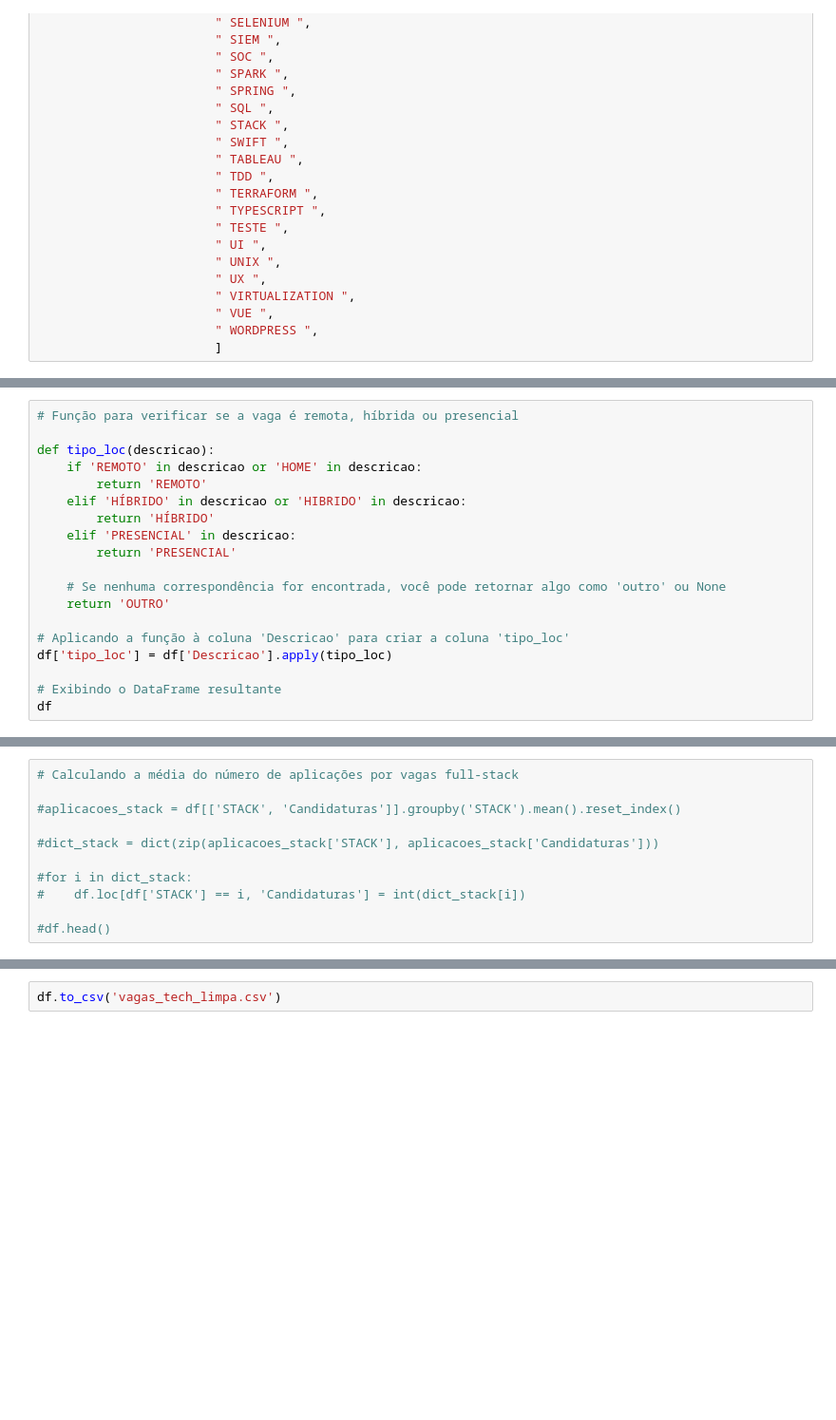
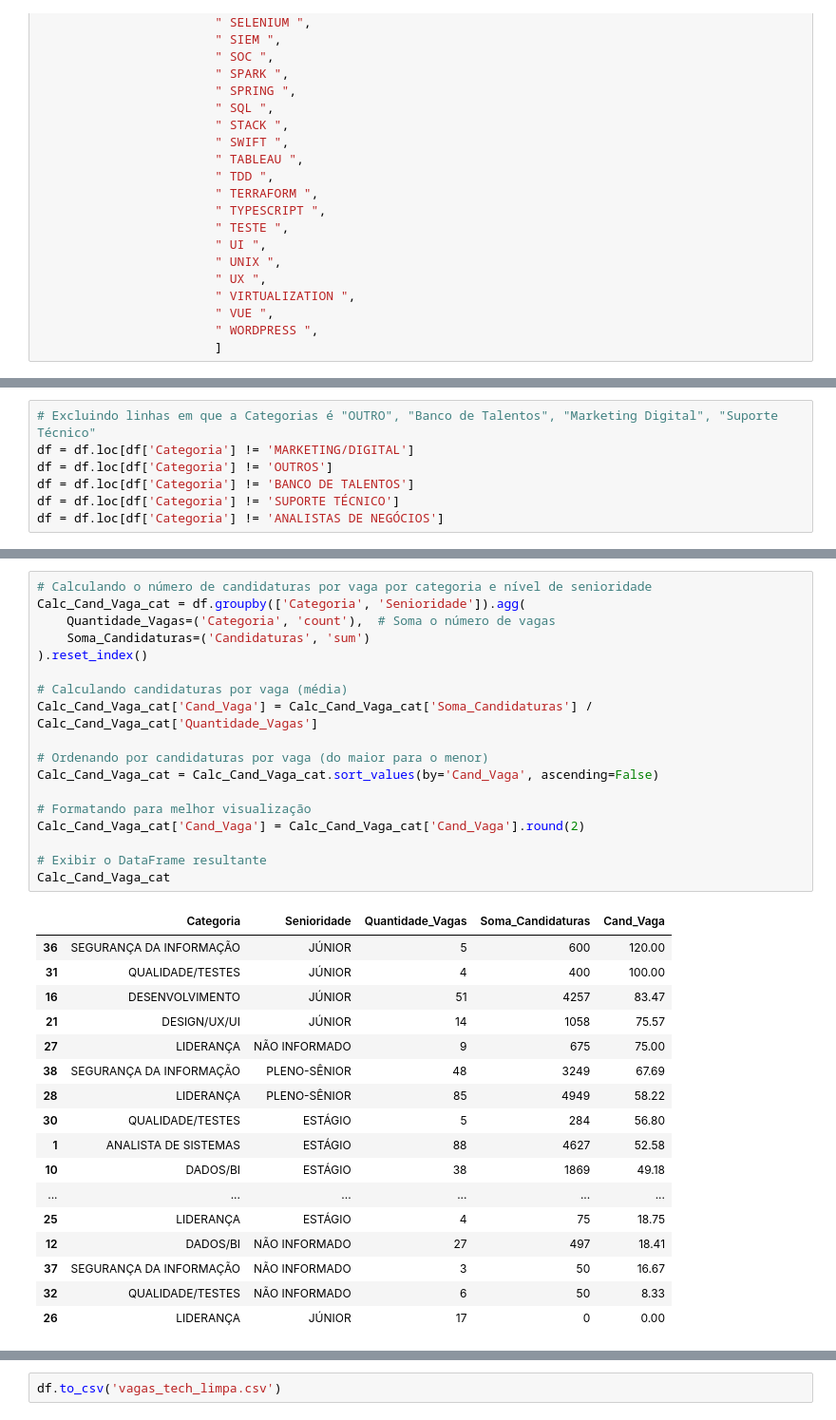
Before and after one commit to larissalemos/vagas_tech_brasil, a Jupyter notebook: vagas_brasil.ipynb, the cells around one changed output, grey strips where cells are left out. Shown at 95% size. Drawn from its saved outputs; the diff is of its cells as text; blank space fills up the shorter version.

Commit message:
Atualização de código de limpeza e análise de dados

```diff
--- a/vagas_brasil.ipynb
+++ b/vagas_brasil.ipynb
@@ -330,0 +669,7 @@ df = df.loc[df['Categoria'] != 'OUTRO']
+# %%
+# Excluindo linhas em que a Categorias é "OUTRO", "Banco de Talentos", "Marketing Digital", "Suporte Técnico"
+df = df.loc[df['Categoria'] != 'MARKETING/DIGITAL']
+df = df.loc[df['Categoria'] != 'OUTROS']
+df = df.loc[df['Categoria'] != 'BANCO DE TALENTOS']
+df = df.loc[df['Categoria'] != 'SUPORTE TÉCNICO']
+df = df.loc[df['Categoria'] != 'ANALISTAS DE NEGÓCIOS']
@@ -379,20 +748 @@ df
-# %%
-# Função para verificar se a vaga é remota, híbrida ou presencial
-
-def tipo_loc(descricao):
-    if 'REMOTO' in descricao or 'HOME' in descricao:
-        return 'REMOTO'
-    elif 'HÍBRIDO' in descricao or 'HIBRIDO' in descricao:
-        return 'HÍBRIDO'
-    elif 'PRESENCIAL' in descricao:
-        return 'PRESENCIAL'
-
-    # Se nenhuma correspondência for encontrada, você pode retornar algo como 'outro' ou None
-    return 'OUTRO'
-
-# Aplicando a função à coluna 'Descricao' para criar a coluna 'tipo_loc'
-df['tipo_loc'] = df['Descricao'].apply(tipo_loc)
-
-# Exibindo o DataFrame resultante
-df
 # %% [markdown]
@@ -424,11 +820,36 @@ print(Calc_Cand_Sub)
-# %%
-# Calculando a média do número de aplicações por vagas full-stack
-
-#aplicacoes_stack = df[['STACK', 'Candidaturas']].groupby('STACK').mean().reset_index()
-
-#dict_stack = dict(zip(aplicacoes_stack['STACK'], aplicacoes_stack['Candidaturas']))
-
-#for i in dict_stack:
-#    df.loc[df['STACK'] == i, 'Candidaturas'] = int(dict_stack[i])
-
-#df.head()
+# %%
+# Calculando o número de candidaturas por vaga por categoria e nível de senioridade
+Calc_Cand_Vaga_cat = df.groupby(['Categoria', 'Senioridade']).agg(
+    Quantidade_Vagas=('Categoria', 'count'),  # Soma o número de vagas
+    Soma_Candidaturas=('Candidaturas', 'sum')
+).reset_index()
+
+# Calculando candidaturas por vaga (média)
+Calc_Cand_Vaga_cat['Cand_Vaga'] = Calc_Cand_Vaga_cat['Soma_Candidaturas'] / Calc_Cand_Vaga_cat['Quantidade_Vagas']
+
+# Ordenando por candidaturas por vaga (do maior para o menor)
+Calc_Cand_Vaga_cat = Calc_Cand_Vaga_cat.sort_values(by='Cand_Vaga', ascending=False)
+
+# Formatando para melhor visualização
+Calc_Cand_Vaga_cat['Cand_Vaga'] = Calc_Cand_Vaga_cat['Cand_Vaga'].round(2)
+
+# Exibir o DataFrame resultante
+Calc_Cand_Vaga_cat
+# %% [output]
+|  | Categoria | Senioridade | Quantidade_Vagas | Soma_Candidaturas | Cand_Vaga |
+| 36 | SEGURANÇA DA INFORMAÇÃO | JÚNIOR | 5 | 600 | 120.00 |
+| 31 | QUALIDADE/TESTES | JÚNIOR | 4 | 400 | 100.00 |
+| 16 | DESENVOLVIMENTO | JÚNIOR | 51 | 4257 | 83.47 |
+| 21 | DESIGN/UX/UI | JÚNIOR | 14 | 1058 | 75.57 |
+| 27 | LIDERANÇA | NÃO INFORMADO | 9 | 675 | 75.00 |
+| 38 | SEGURANÇA DA INFORMAÇÃO | PLENO-SÊNIOR | 48 | 3249 | 67.69 |
+| 28 | LIDERANÇA | PLENO-SÊNIOR | 85 | 4949 | 58.22 |
+| 30 | QUALIDADE/TESTES | ESTÁGIO | 5 | 284 | 56.80 |
+| 1 | ANALISTA DE SISTEMAS | ESTÁGIO | 88 | 4627 | 52.58 |
+| 10 | DADOS/BI | ESTÁGIO | 38 | 1869 | 49.18 |
+| ... | ... | ... | ... | ... | ... |
+| 25 | LIDERANÇA | ESTÁGIO | 4 | 75 | 18.75 |
+| 12 | DADOS/BI | NÃO INFORMADO | 27 | 497 | 18.41 |
+| 37 | SEGURANÇA DA INFORMAÇÃO | NÃO INFORMADO | 3 | 50 | 16.67 |
+| 32 | QUALIDADE/TESTES | NÃO INFORMADO | 6 | 50 | 8.33 |
+| 26 | LIDERANÇA | JÚNIOR | 17 | 0 | 0.00 |
```
Also changed, not shown: parts of 101 cells of this notebook, 2 other files.
